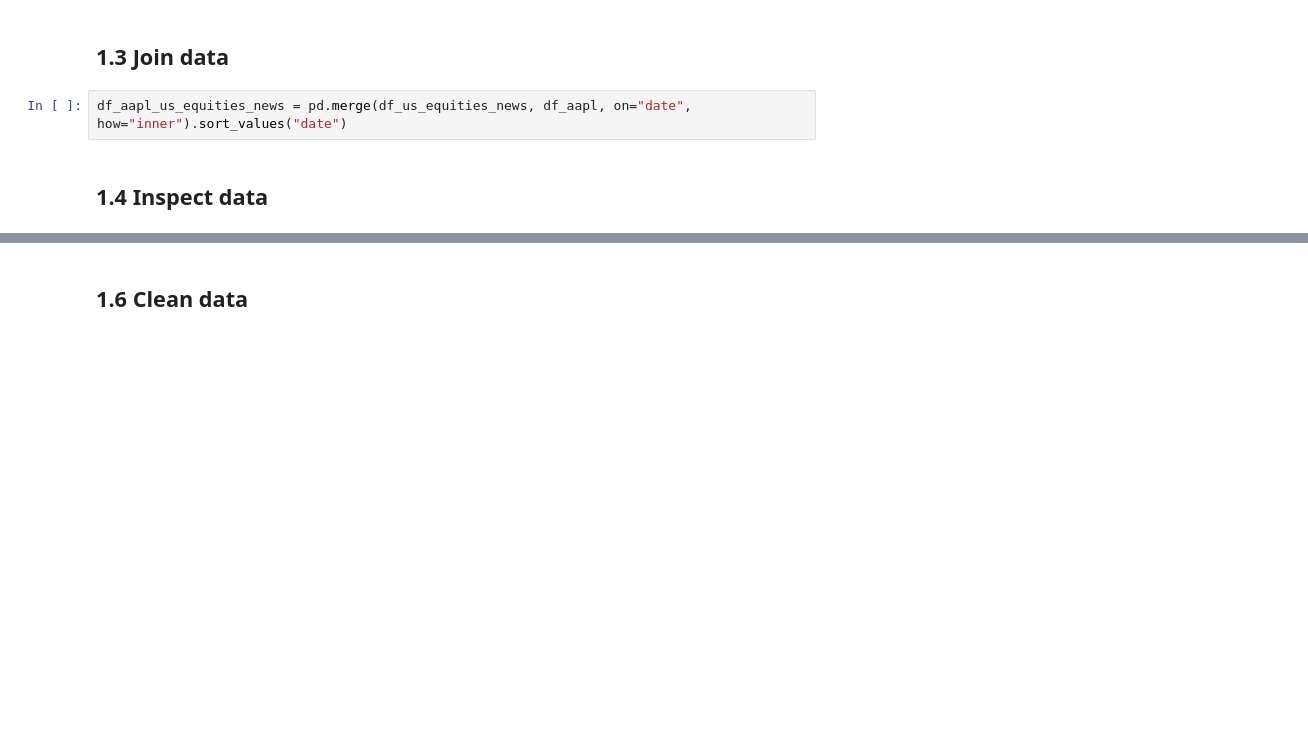
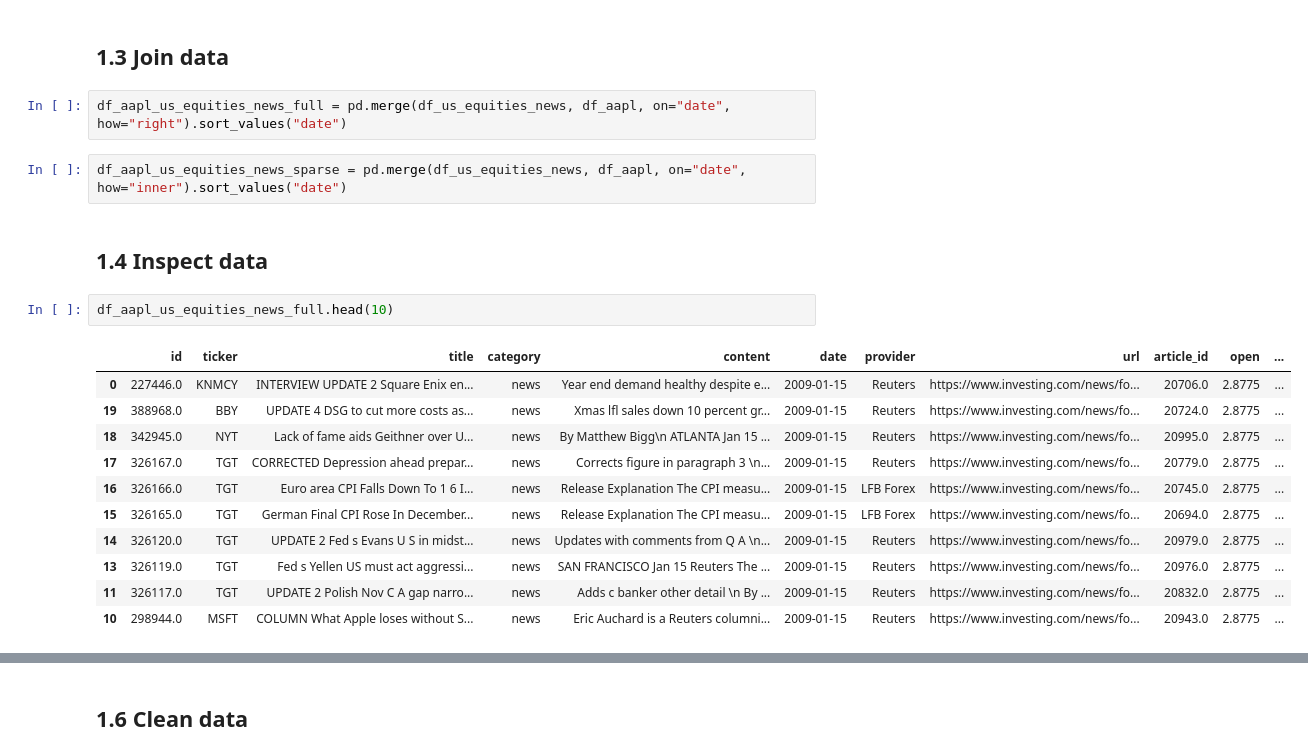
Before and after one commit to SemUijen/NLP_Group14, a Jupyter notebook: notebooks/DataMerging.ipynb, the cells around one changed output, grey strips where cells are left out. Saved outputs shown, nothing was run; the diff lists cells and outputs as text; blank space fills up the shorter version.

```diff
--- a/notebooks/DataMerging.ipynb
+++ b/notebooks/DataMerging.ipynb
@@ -62,8 +65,24 @@ df_us_equities_news["url"] = df_us_equities_news["url"].astype(str)
 df_us_equities_news["article_id"] = df_us_equities_news["article_id"].astype(int)
 # %% [markdown]
 ## 1.3 Join data
+# %%
+df_aapl_us_equities_news_full = pd.merge(df_us_equities_news, df_aapl, on="date", how="right").sort_values("date")
 # %%
-df_aapl_us_equities_news = pd.merge(df_us_equities_news, df_aapl, on="date", how="inner").sort_values("date")
+df_aapl_us_equities_news_sparse = pd.merge(df_us_equities_news, df_aapl, on="date", how="inner").sort_values("date")
 # %% [markdown]
 ## 1.4 Inspect data
+# %%
+df_aapl_us_equities_news_full.head(10)
+# %% [output]
+|  | id | ticker | title | category | content | date | provider | url | article_id | open | ... |
+| 0 | 227446.0 | KNMCY | INTERVIEW UPDATE 2 Square Enix en... | news | Year end demand healthy despite e... | 2009-01-15 | Reuters | https://www.investing.com/news/fo... | 20706.0 | 2.8775 | ... |
+| 19 | 388968.0 | BBY | UPDATE 4 DSG to cut more costs as... | news | Xmas lfl sales down 10 percent gr... | 2009-01-15 | Reuters | https://www.investing.com/news/fo... | 20724.0 | 2.8775 | ... |
+| 18 | 342945.0 | NYT | Lack of fame aids Geithner over U... | news | By Matthew Bigg\n ATLANTA Jan 15 ... | 2009-01-15 | Reuters | https://www.investing.com/news/fo... | 20995.0 | 2.8775 | ... |
+| 17 | 326167.0 | TGT | CORRECTED Depression ahead prepar... | news | Corrects figure in paragraph 3 \n... | 2009-01-15 | Reuters | https://www.investing.com/news/fo... | 20779.0 | 2.8775 | ... |
+| 16 | 326166.0 | TGT | Euro area CPI Falls Down To 1 6 I... | news | Release Explanation The CPI measu... | 2009-01-15 | LFB Forex | https://www.investing.com/news/fo... | 20745.0 | 2.8775 | ... |
+| 15 | 326165.0 | TGT | German Final CPI Rose In December... | news | Release Explanation The CPI measu... | 2009-01-15 | LFB Forex | https://www.investing.com/news/fo... | 20694.0 | 2.8775 | ... |
+| 14 | 326120.0 | TGT | UPDATE 2 Fed s Evans U S in midst... | news | Updates with comments from Q A \n... | 2009-01-15 | Reuters | https://www.investing.com/news/fo... | 20979.0 | 2.8775 | ... |
+| 13 | 326119.0 | TGT | Fed s Yellen US must act aggressi... | news | SAN FRANCISCO Jan 15 Reuters The ... | 2009-01-15 | Reuters | https://www.investing.com/news/fo... | 20976.0 | 2.8775 | ... |
+| 11 | 326117.0 | TGT | UPDATE 2 Polish Nov C A gap narro... | news | Adds c banker other detail \n By ... | 2009-01-15 | Reuters | https://www.investing.com/news/fo... | 20832.0 | 2.8775 | ... |
+| 10 | 298944.0 | MSFT | COLUMN What Apple loses without S... | news | Eric Auchard is a Reuters columni... | 2009-01-15 | Reuters | https://www.investing.com/news/fo... | 20943.0 | 2.8775 | ... |
 # %%
```
Also changed, not shown: parts of 25 cells of this notebook, 1 other file.
